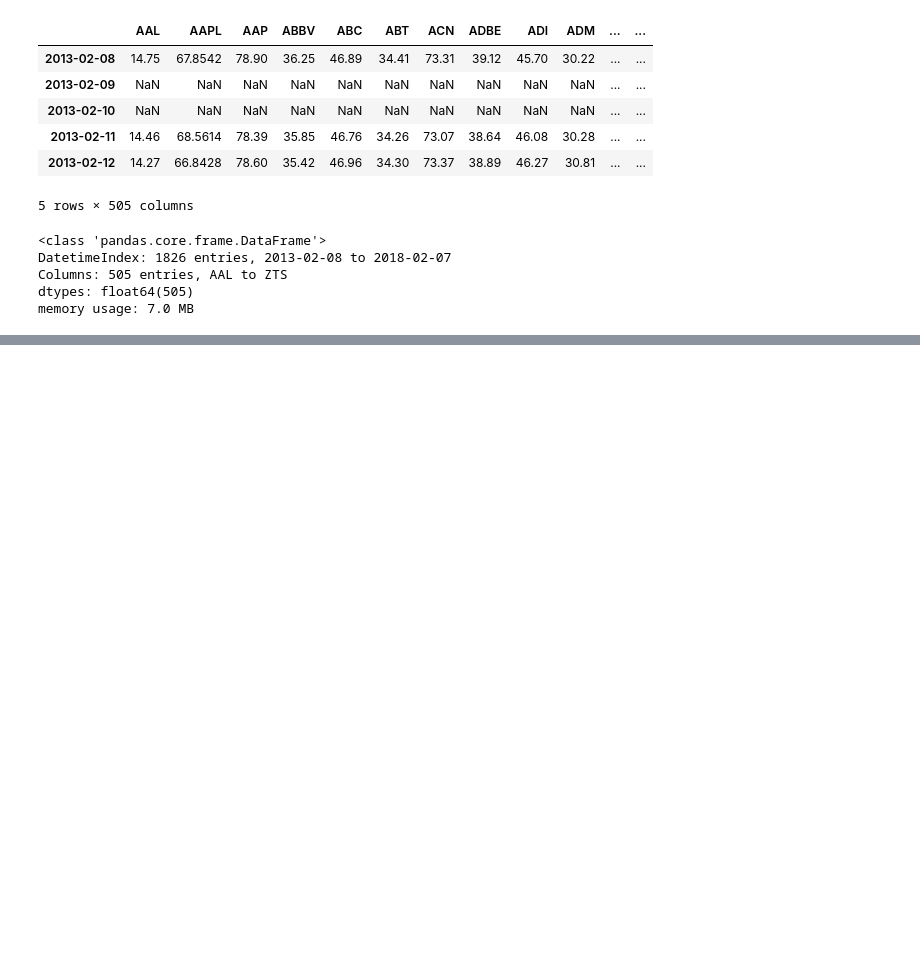
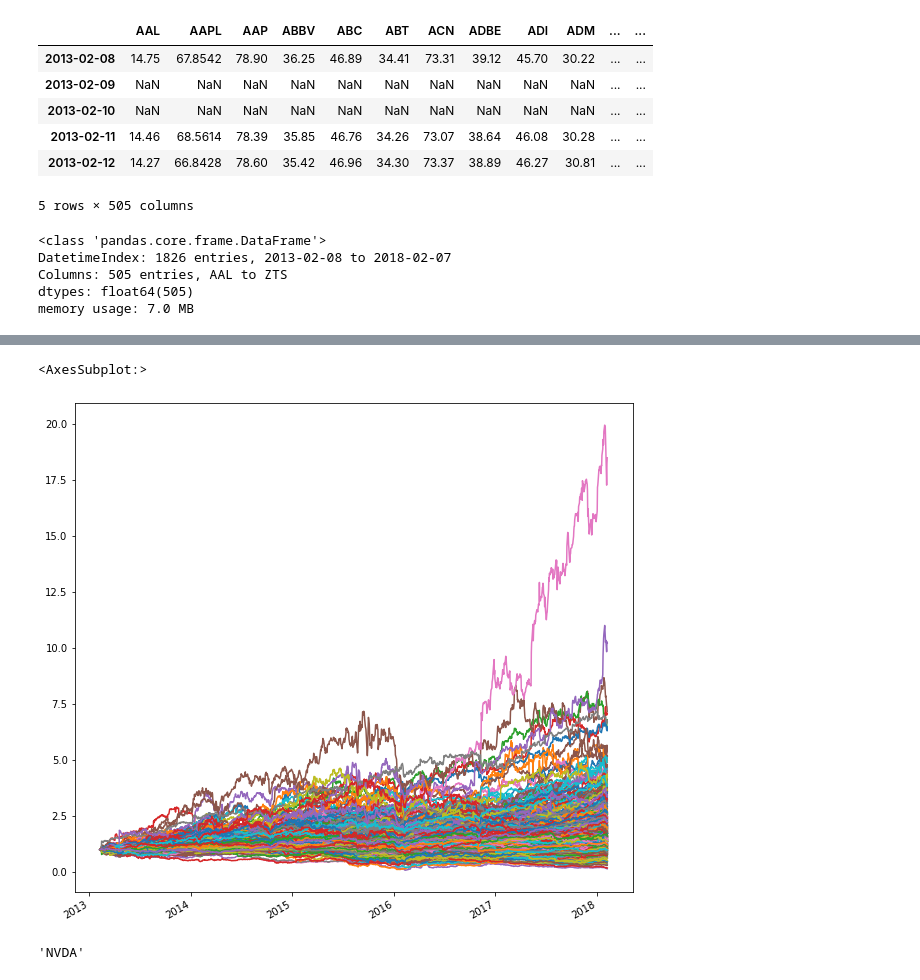
Before and after one commit to emiliocimino/financialengineering, a Jupyter notebook: 1 - Financial Basis/Explore Dataframe.ipynb, the cells around one changed output, grey strips where cells are left out. Saved outputs shown, nothing was run; the diff lists cells and outputs as text; code cells hidden in the pictures; blank space fills up the shorter version.

```diff
--- a/1 - Financial Basis/Explore Dataframe.ipynb
+++ b/1 - Financial Basis/Explore Dataframe.ipynb
@@ -221,0 +278,16 @@ close_prices['IBM'].plot()
+# %%
+'''
+In finanza, una pratica molto comune è quella di normalizzare e fare il plot
+dello stock price relativo nel tempo. Lo si fa dividendo tutto sul valore iniziale
+Non abbiamo bisogno di un ciclo for, viene fatto automaticamente
+'''
+close_prices_normalized = close_prices / close_prices.iloc[0]
+close_prices_normalized.plot(legend = False, figsize = (10,10))
+# %% [output]
+<AxesSubplot:>
+[figure, added]
+# %%
+# Esercizio: Capisci a quale compagnia appartiene questo valore.
+close_prices_normalized.columns[close_prices_normalized.iloc[-1].argmax()]
+# %% [output]
+'NVDA'
```
Also changed, not shown: parts of 16 cells of this notebook, 1 other file.
